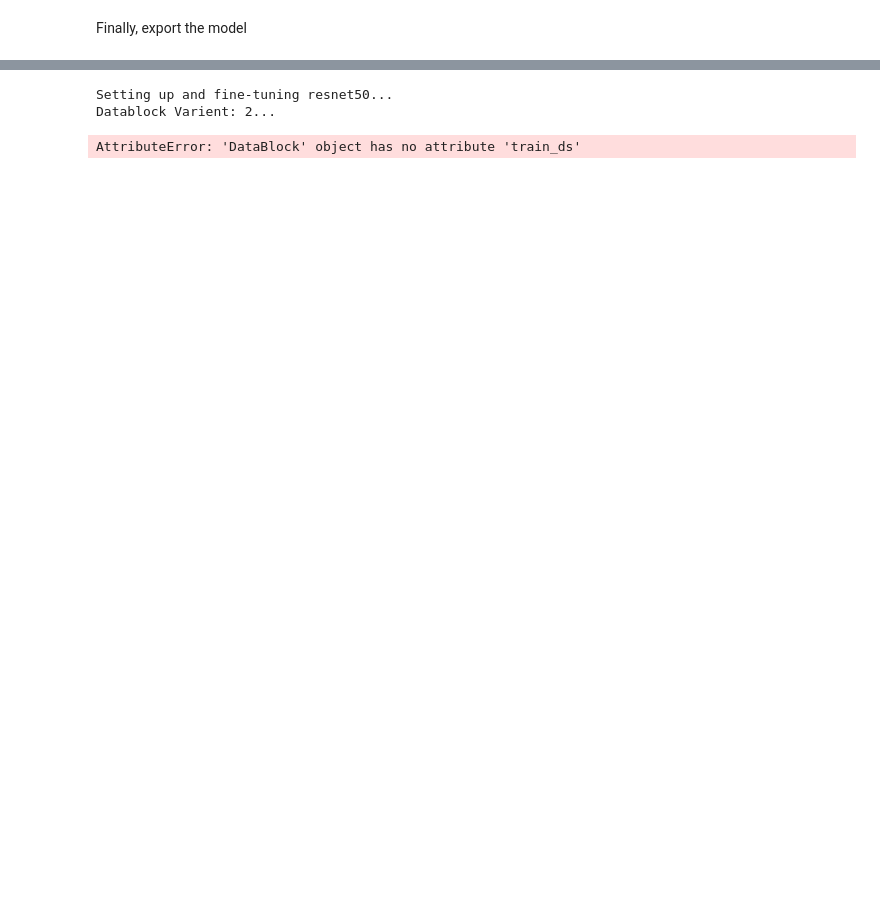
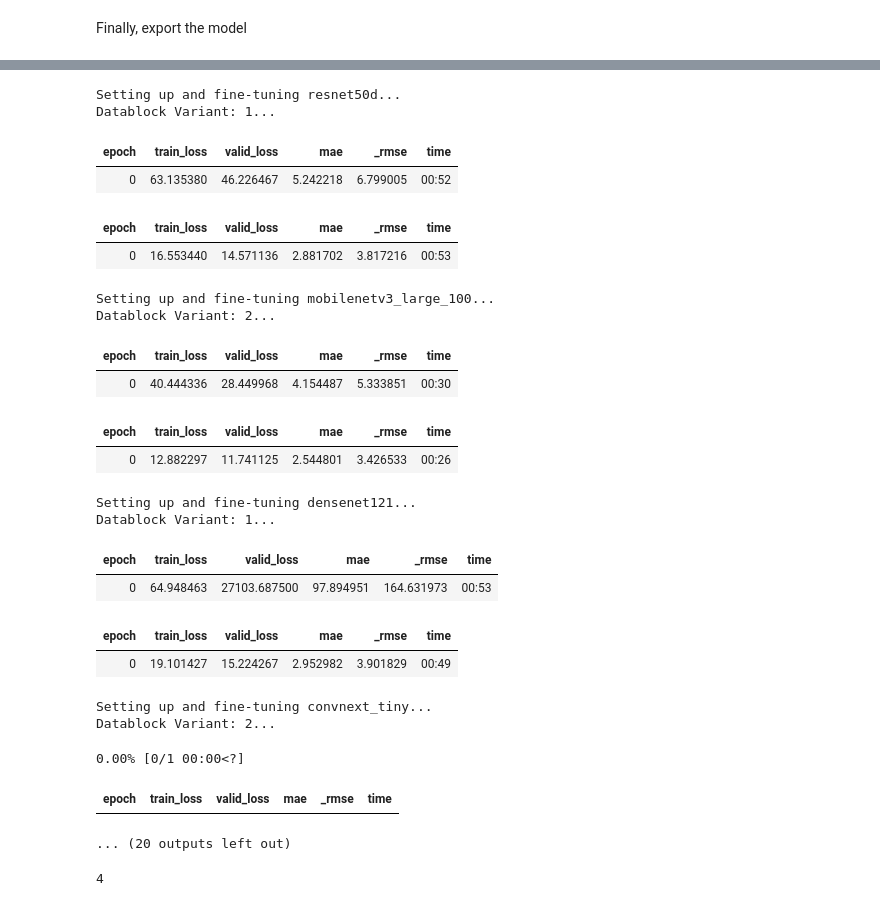
Before and after one commit to kalandjl/LeanAI, a Jupyter notebook: core/train_model.ipynb, the cells around one changed output, grey strips where cells are left out. Cells and saved outputs as stored; diff of their text form; code cells hidden in the pictures; blank space fills up the shorter version.

Commit message:
working on larger ensemble

```diff
--- a/core/train_model.ipynb
+++ b/core/train_model.ipynb
@@ -42,3 +25,11 @@ DEBUG: No NaN values found in 'target' column.
+# %%
+
+train_df = pd.read_csv("data/train_set.csv")
+valid_df = pd.read_csv("data/valid_set.csv")
+
+train_label_dict = dict(zip(train_df['filename'], train_df['target']))
+valid_label_dict = dict(zip(valid_df['filename'], valid_df['target']))
+all_label_dict = {**train_label_dict, **valid_label_dict}
 # %%
 print(f"DEBUG: Train labels: {len(train_label_dict)} | Valid labels: {len(valid_label_dict)}")
 
@@ -89,7 +80,7 @@ def get_datablock_variant(variant:int):
     get_items_func = lambda _: processable_image_files
     splitter_func = splitter
     get_y_func_func = get_y_func
-    item_tfms_base = RandomResizedCrop(244, min_scale=0.75)
+    item_tfms_base = RandomResizedCrop(224)
 
     # Different batch transforms per variant
     if variant == 1:
@@ -191,4 +182,4 @@ model = timm.create_model(model_name, pretrained=True)
 model.classifier = nn.Linear(model.classifier.in_features, 1)
 
 # Create learner with the pre-configured model
-learn = Learner(dls, model, metrics=[rmse, mae])
+learn = Learner(get_datablock_variant(1), model, metrics=[rmse, mae])
@@ -287,13 +308,34 @@ SyntaxError: invalid syntax. Perhaps you forgot a comma? (1465321564.py, line 4)
 # %%
 # Assuming dls is your DataLoaders with regression targets
 learners = fine_tune_models(epochs=12)
-
-# Access any learner after training:
-learners['resnet50'].show_results()
 # %% [output]
-Setting up and fine-tuning resnet50...
-Datablock Varient: 2...
+Setting up and fine-tuning resnet50d...
+Datablock Variant: 1...
+| epoch | train_loss | valid_loss | mae | _rmse | time |
+| 0 | 63.135380 | 46.226467 | 5.242218 | 6.799005 | 00:52 |
+| epoch | train_loss | valid_loss | mae | _rmse | time |
+| 0 | 16.553440 | 14.571136 | 2.881702 | 3.817216 | 00:53 |
-AttributeError: 'DataBlock' object has no attribute 'train_ds'
+Setting up and fine-tuning mobilenetv3_large_100...
+Datablock Variant: 2...
+| epoch | train_loss | valid_loss | mae | _rmse | time |
+| 0 | 40.444336 | 28.449968 | 4.154487 | 5.333851 | 00:30 |
+| epoch | train_loss | valid_loss | mae | _rmse | time |
+| 0 | 12.882297 | 11.741125 | 2.544801 | 3.426533 | 00:26 |
+Setting up and fine-tuning densenet121...
+Datablock Variant: 1...
+| epoch | train_loss | valid_loss | mae | _rmse | time |
+| 0 | 64.948463 | 27103.687500 | 97.894951 | 164.631973 | 00:53 |
+| epoch | train_loss | valid_loss | mae | _rmse | time |
+| 0 | 19.101427 | 15.224267 | 2.952982 | 3.901829 | 00:49 |
+Setting up and fine-tuning convnext_tiny...
+Datablock Variant: 2...
+0.00% [0/1 00:00<?]
+| epoch | train_loss | valid_loss | mae | _rmse | time |
+... (20 outputs left out)
+# %%
+learners
+# %% [output]
+4
 # %%
 import os
 
```
Also changed, not shown: parts of 7 cells of this notebook, 12 other files.
